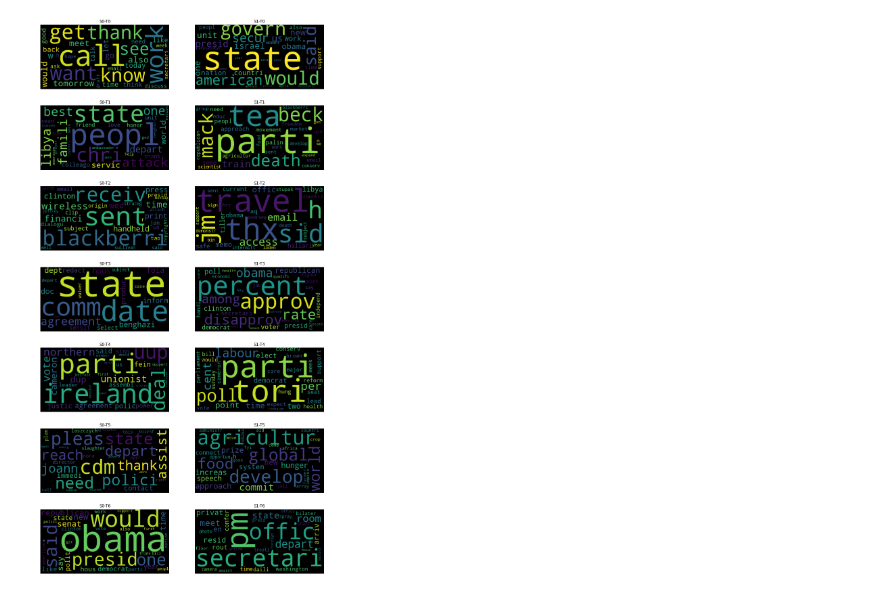
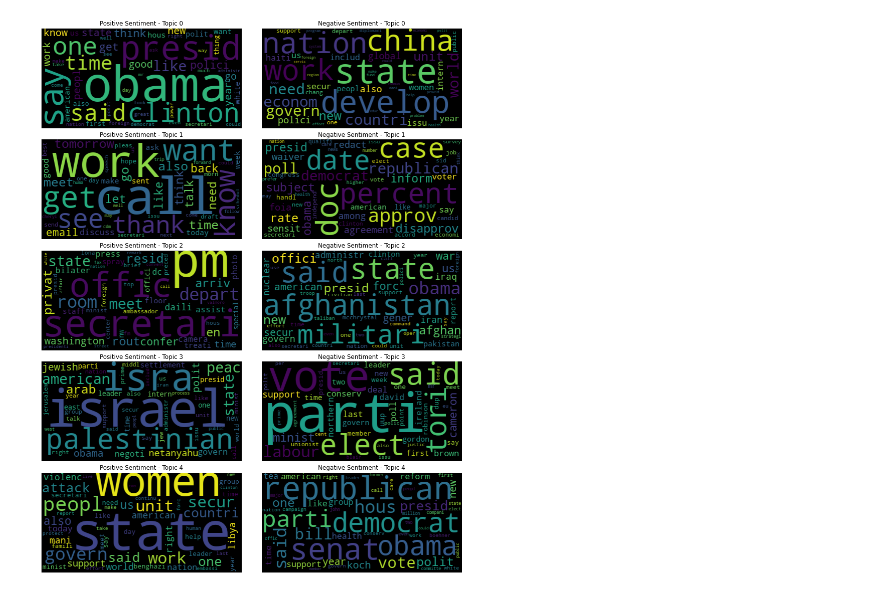
Before and after one commit to gianlucagiudice/hillary-clinton-leaked-emails, a Jupyter notebook: topic_modeling_analysis.ipynb, the cells around one changed output. Cells and saved outputs as stored; diff of their text form; code cells hidden in the pictures.

```diff
--- a/topic_modeling_analysis.ipynb
+++ b/topic_modeling_analysis.ipynb
@@ -6,7 +6,10 @@ from wordcloud import WordCloud
 import matplotlib.pyplot as plt
 
 DATA_PATH = os.path.join('asum', 'out')
-FILENAME = 'STO2-T7-S2(2)-A0.1-B0.001,0.1,0.1-G1.0,1.0-I1000-ProbWords.csv'
+FILENAME = 'STO2-T5-S2(2)-A0.3-B0.1,0.01,0.01-G1.0,1.0-I1000-ProbWords.csv'
+FILENAME = 'STO2-T5-S2(2)-A0.2-B0.1,0.01,0.01-G1.0,1.0-I1000-ProbWords.csv'
+FILENAME = 'STO2-T5-S2(2)-A0.01-B0.1,0.01,0.01-G1.0,1.0-I1000-ProbWords.csv'
+FILENAME = 'STO2-T5-S2(2)-A0.1-B0.1,0.01,0.01-G1.0,1.0-I1000-ProbWords.csv'
 # %%
 # Parse filename
 n_topics = int(FILENAME.split('-')[1][1:])
@@ -56,20 +59,28 @@ def extract_info(df_sentiment):
 parsed_positive = extract_info(pos_sentiment)
 parsed_negative = extract_info(neg_sentiment)
 # %%
-def generate_wordcloud(ax, n_col, sentiment_dict : dict, max_words=30):
+from plotly import tools
+
+def generate_wordcloud(ax, n_col, sentiment_dict : dict, max_words=50):
     for idx, (topic, words) in enumerate(sentiment_dict.items()):
         wordcloud = WordCloud(max_words=max_words).generate_from_frequencies(dict(words))
-        ax[idx][n_col].imshow(wordcloud)
+        ax[idx][n_col].imshow(wordcloud, interpolation="bilinear")
         ax[idx][n_col].axis("off")
-        ax[idx][n_col].set_title(topic)
+        title = re.sub('S0', 'Positive Sentiment', topic)
+        title = re.sub('S1', 'Negative Sentiment', title)
+        title = re.sub('T', 'Topic ', title)
+        title = re.sub('-', ' - ', title)
+        ax[idx][n_col].set_title(title)
         #ax[idx][n_col].show()
 
 def plot_all_wordcloud(pos_sent, neg_sent):
     n_cols = len(pos_sent.keys())
-    fig, ax = plt.subplots(n_cols, 2, figsize=(15, 30))
+    fig, ax = plt.subplots(n_cols, 2, figsize=(15,20))
     generate_wordcloud(ax, 0, pos_sent)
     generate_wordcloud(ax, 1, neg_sent)
+    plt.subplots_adjust(wspace=0.1, hspace=0.1)
+    plt.savefig(os.path.join('assets/', "topic_modeling.png"), dpi=600)
 
 plot_all_wordcloud(parsed_positive, parsed_negative)
 # %% [output]
-[figure, old version]
+[figure, new version]
```
Also changed, not shown: parts of 2 cells of this notebook, 32 other files.
